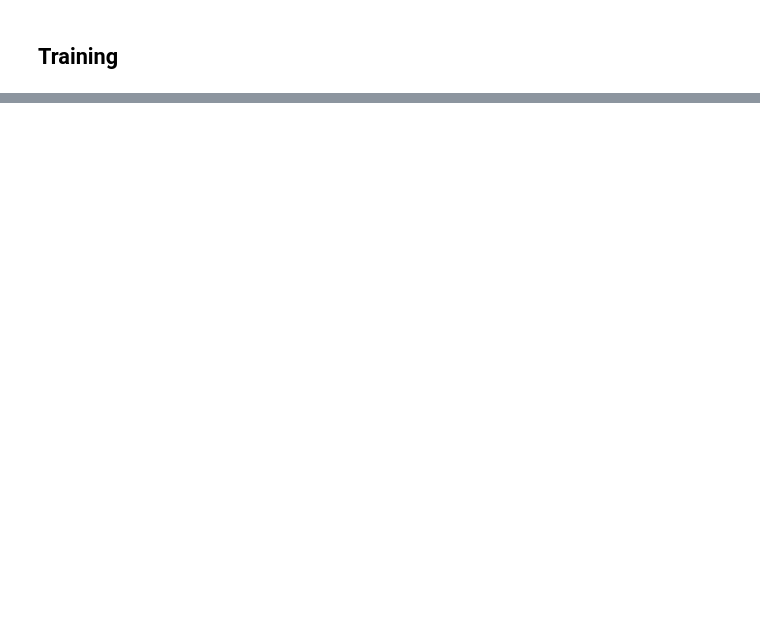
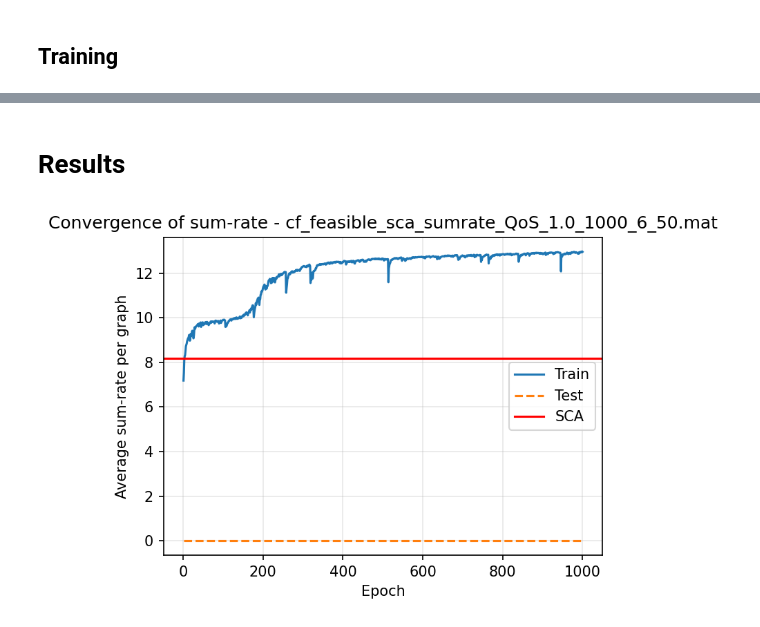
Before and after one commit to vuhoangviet0808/LDPC-inspried-GNN-, a Jupyter notebook: ldpc.ipynb, the cells around one changed output, grey strips where cells are left out. Cells and saved outputs as stored; diff of their text form; code cells hidden in the pictures; blank space fills up the shorter version.

```diff
--- a/ldpc.ipynb
+++ b/ldpc.ipynb
@@ -463,0 +766,21 @@ print((rate_mat - rate).abs().max())
+# %%
+alpha_power = 1e-6      # weight cho power constraint
+alpha_rate  = 1.0       # nếu bạn có dùng rate_constraint_loss
+beta3_lo, beta3_hi = 0.5, 0.9
+target_rate = 0.1       # ngưỡng min-rate
+num_epochs_cen = 1000
+gamma_idx = 1
+power_limit = 1.0
+hist = {
+    cfg["name"]: {
+        "train_rate": [],
+        "test_rate": [],
+        "train_p_c": [],
+        "test_p_c": [],
+        "train_r_c": [],
+        "test_r_c": [],
+        "train_rate_viol": [],
+        "test_rate_viol": [],
+    }
+    for cfg in scenario_configs
+}
@@ -463,0 +939,23 @@ print((rate_mat - rate).abs().max())
+# %% [markdown]
+# Results
+# %%
+import matplotlib.pyplot as plt
+import numpy as np
+
+epochs = np.arange(1, num_epochs_cen + 1)
+scenario_names = [cfg["name"] for cfg in scenario_configs]
+
+for name in scenario_names:
+    plt.figure(figsize=(5, 4), dpi=150)
+    plt.plot(epochs, hist[name]["train_sumrate"], label="Train")
+    plt.plot(epochs, hist[name]["test_sumrate"],  label="Test", linestyle="--")
+    plt.axhline(y=scen_info["opt_rates"].mean(), color='r', linestyle='-', label="SCA")
+    plt.xlabel("Epoch")
+    plt.ylabel("Average sum-rate per graph")
+    plt.title(f"Convergence of sum-rate - {name}")
+    plt.legend()
+    plt.grid(True, alpha=0.3)
+    plt.tight_layout()
+    plt.show()
+# %% [output]
+[figure, added]
```
Also changed, not shown: parts of 57 cells of this notebook, 11 other files.
